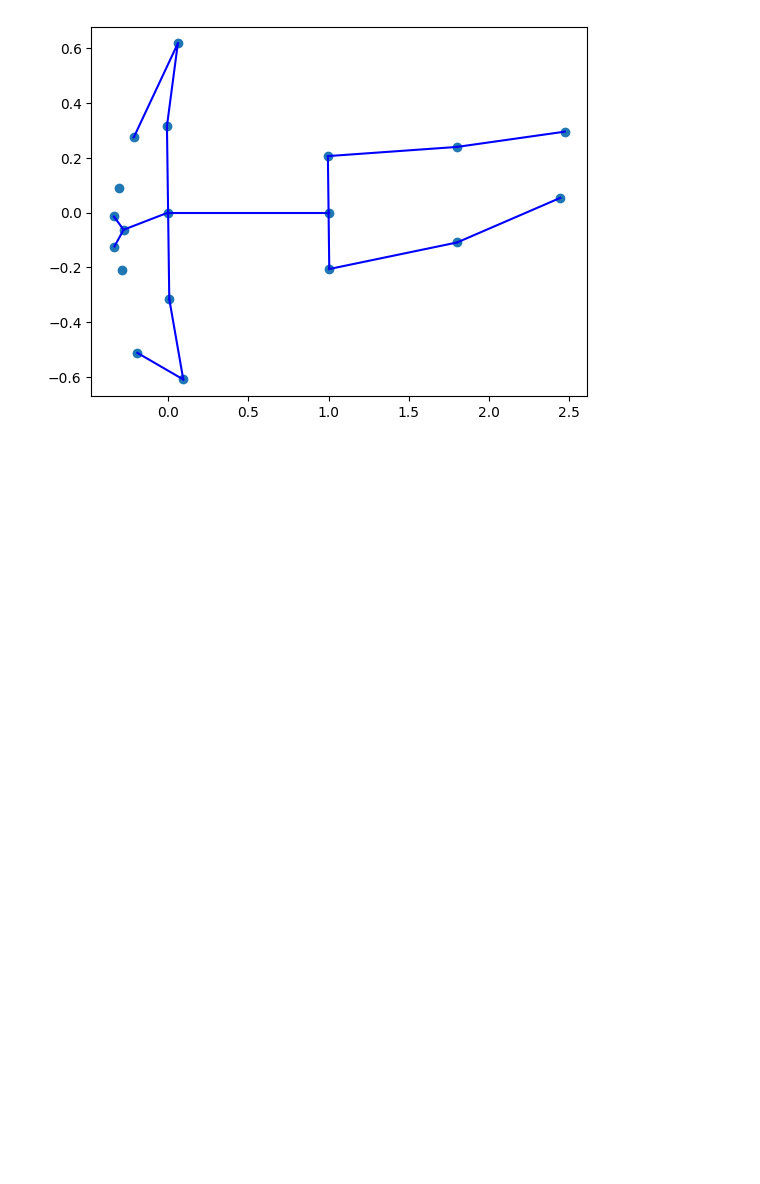
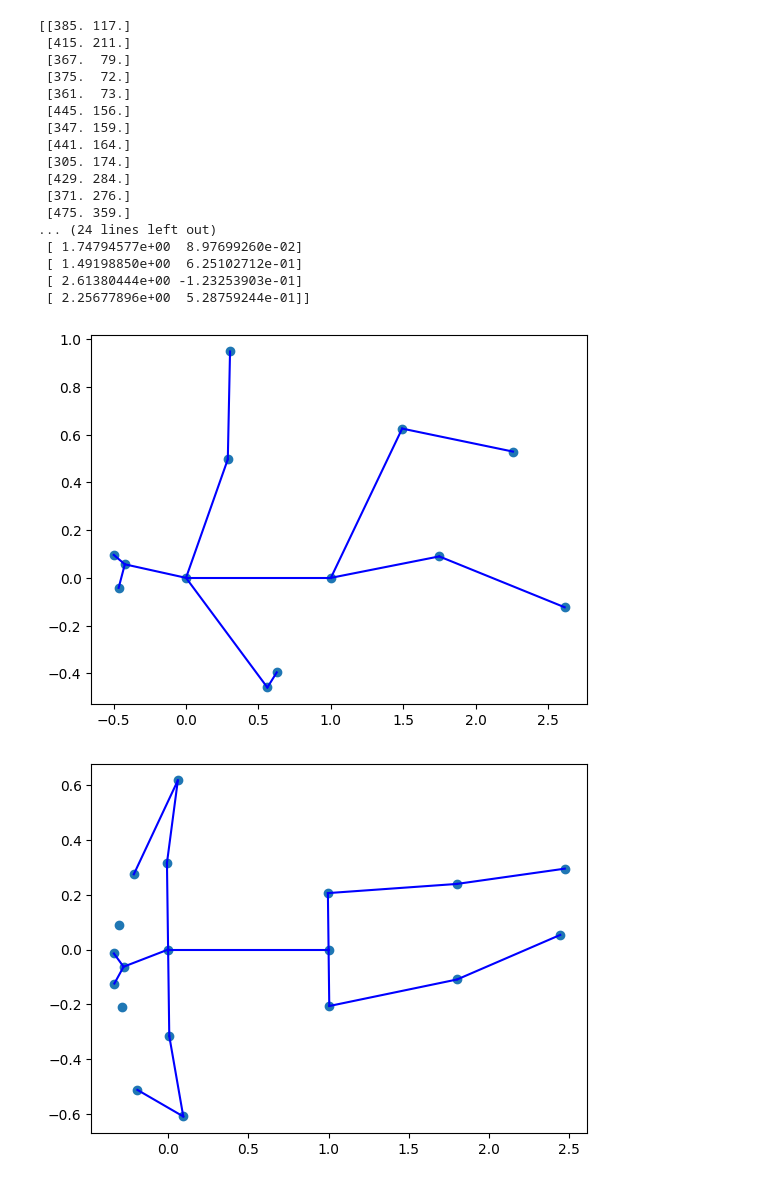
Before and after one commit to fusawa-yugo/Star-Plot, a Jupyter notebook: dot_matching/star_matching.ipynb, the cells around one changed output. Drawn from its saved outputs; the diff is of its cells as text; code cells hidden in the pictures; blank space fills up the shorter version.

```diff
--- a/dot_matching/star_matching.ipynb
+++ b/dot_matching/star_matching.ipynb
@@ -75 +96,37 @@ class Search_min:
+# %%
+points_size=len(points)
+for i in range(1,points_size):
+    points[i]=points[i]-points[0]
+points[0]=np.array([0,0])
+print(points)
+norm=np.linalg.norm(points[1])
+theta=calc_theta(points[1])
+print(norm,theta)
+for i  in range(1,points_size):
+    points[i]=rotate_point(points[i]/norm,(-1)*theta)
+
+plt.scatter(points[:,0],points[:,1])
+for edge in point_edge_list:
+    p1=points[edge[0]]
+    p2=points[edge[1]]
+    plt.plot((p1[0],p2[0]),(p1[1],p2[1]),color='blue')
+# %% [output]
+[[385. 117.]
+ [415. 211.]
+ [367.  79.]
+ [375.  72.]
+ [361.  73.]
+ [445. 156.]
+ [347. 159.]
+ [441. 164.]
+ [305. 174.]
+ [429. 284.]
+ [371. 276.]
+ [475. 359.]
+... (24 lines left out)
+ [ 1.74794577e+00  8.97699260e-02]
+ [ 1.49198850e+00  6.25102712e-01]
+ [ 2.61380444e+00 -1.23253903e-01]
+ [ 2.25677896e+00  5.28759244e-01]]
+[figure, added]
 # %%
```
Also changed, not shown: parts of 5 cells of this notebook, 12 other files.
